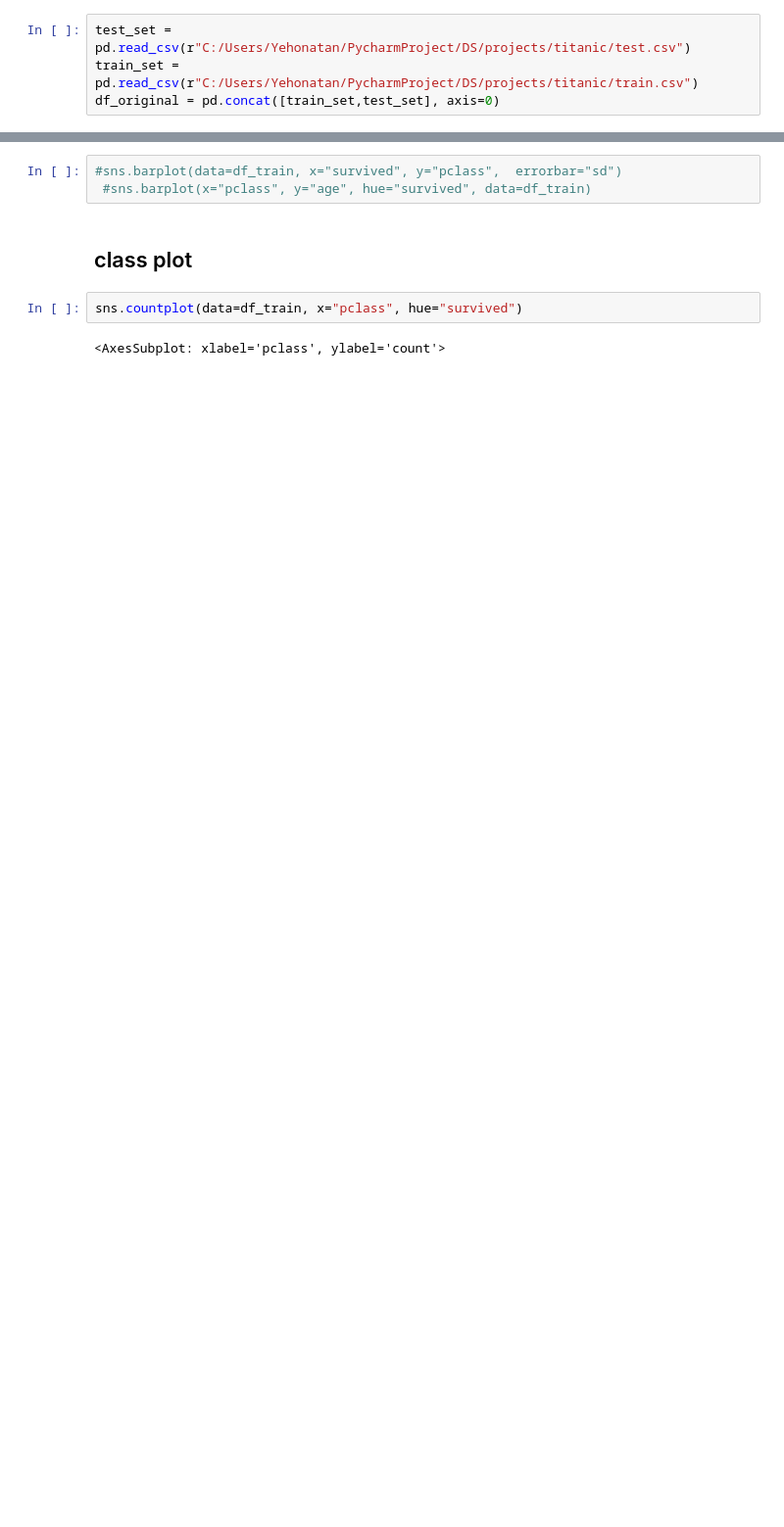
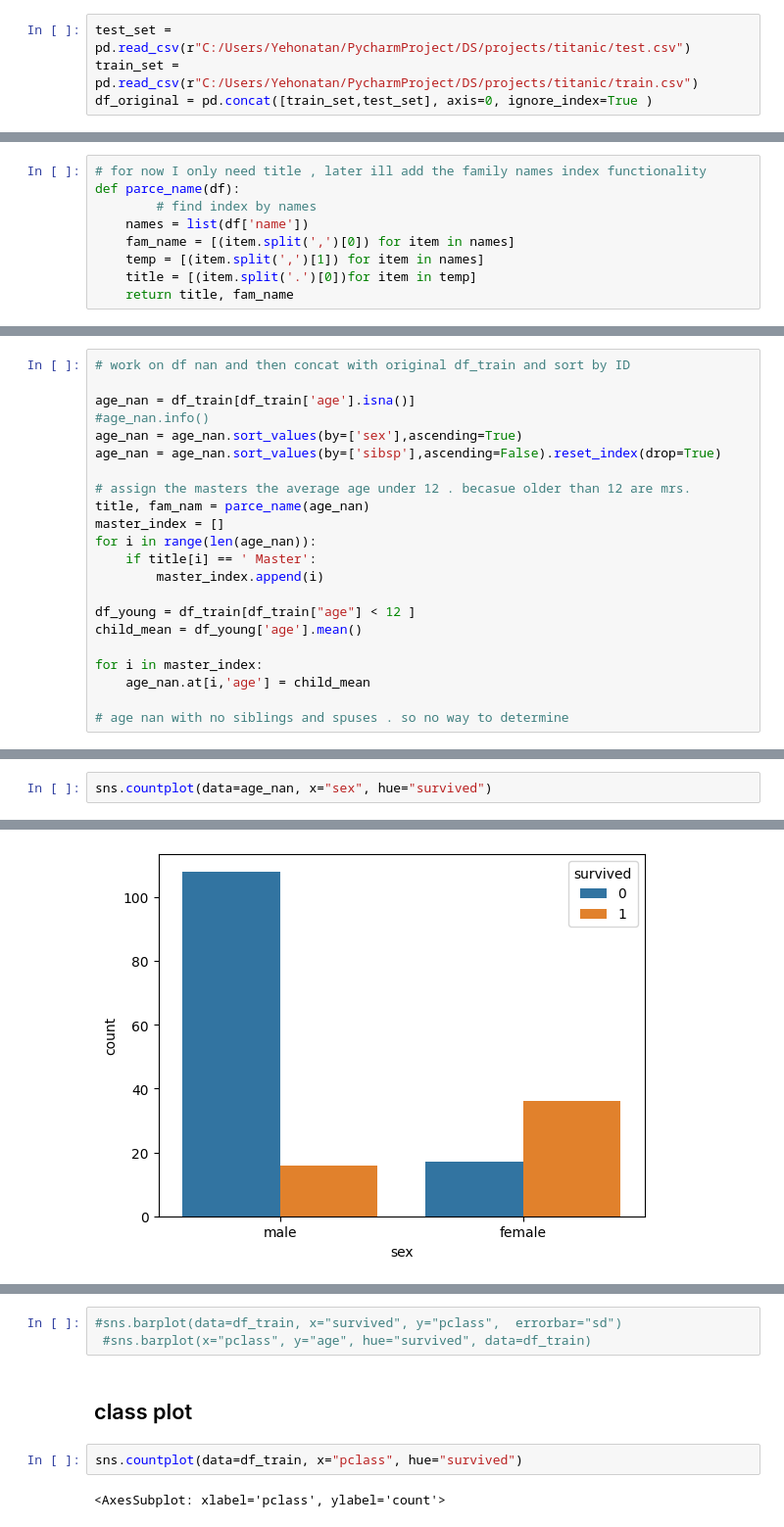
Before and after one commit to yona-av/titanic_kaggle, a Jupyter notebook: titanic_project.ipynb, the cells around one changed output, grey strips where cells are left out. Shown: that part at 98% size. Drawn from its saved outputs; the diff is of its cells as text; blank space fills up the shorter version.

```diff
--- a/titanic_project.ipynb
+++ b/titanic_project.ipynb
@@ -30,7 +32,7 @@ from sklearn.metrics import classification_report
 # %%
 test_set = pd.read_csv(r"C:/Users/Yehonatan/PycharmProject/DS/projects/titanic/test.csv")
 train_set = pd.read_csv(r"C:/Users/Yehonatan/PycharmProject/DS/projects/titanic/train.csv")
-df_original = pd.concat([train_set,test_set], axis=0)
+df_original = pd.concat([train_set,test_set], axis=0, ignore_index=True )
 # %%
 df_train = (train_set.copy()).rename(columns=str.lower)
 df_test = (test_set.copy()).rename(columns=str.lower)
@@ -60,0 +46,9 @@ memory usage: 83.7+ KB
+# %%
+# for now I only need title , later ill add the family names index functionality
+def parce_name(df):
+        # find index by names
+    names = list(df['name'])
+    fam_name = [(item.split(',')[0]) for item in names]
+    temp = [(item.split(',')[1]) for item in names]
+    title = [(item.split('.')[0])for item in temp]
+    return title, fam_name
@@ -60,0 +57,22 @@ memory usage: 83.7+ KB
+# %%
+# work on df nan and then concat with original df_train and sort by ID
+
+age_nan = df_train[df_train['age'].isna()]
+#age_nan.info()
+age_nan = age_nan.sort_values(by=['sex'],ascending=True)
+age_nan = age_nan.sort_values(by=['sibsp'],ascending=False).reset_index(drop=True)
+
+# assign the masters the average age under 12 . becasue older than 12 are mrs.
+title, fam_nam = parce_name(age_nan)
+master_index = []
+for i in range(len(age_nan)):
+    if title[i] == ' Master':
+        master_index.append(i)
+
+df_young = df_train[df_train["age"] < 12 ]
+child_mean = df_young['age'].mean()
+
+for i in master_index:
+    age_nan.at[i,'age'] = child_mean
+
+# age nan with no siblings and spuses . so no way to determine
@@ -60,0 +123,3 @@ memory usage: 83.7+ KB
+# %%
+sns.countplot(data=age_nan, x="sex", hue="survived")
+# %% [output]
@@ -60,0 +127 @@ memory usage: 83.7+ KB
+[figure, added]
```
Also changed, not shown: parts of 21 cells of this notebook.
